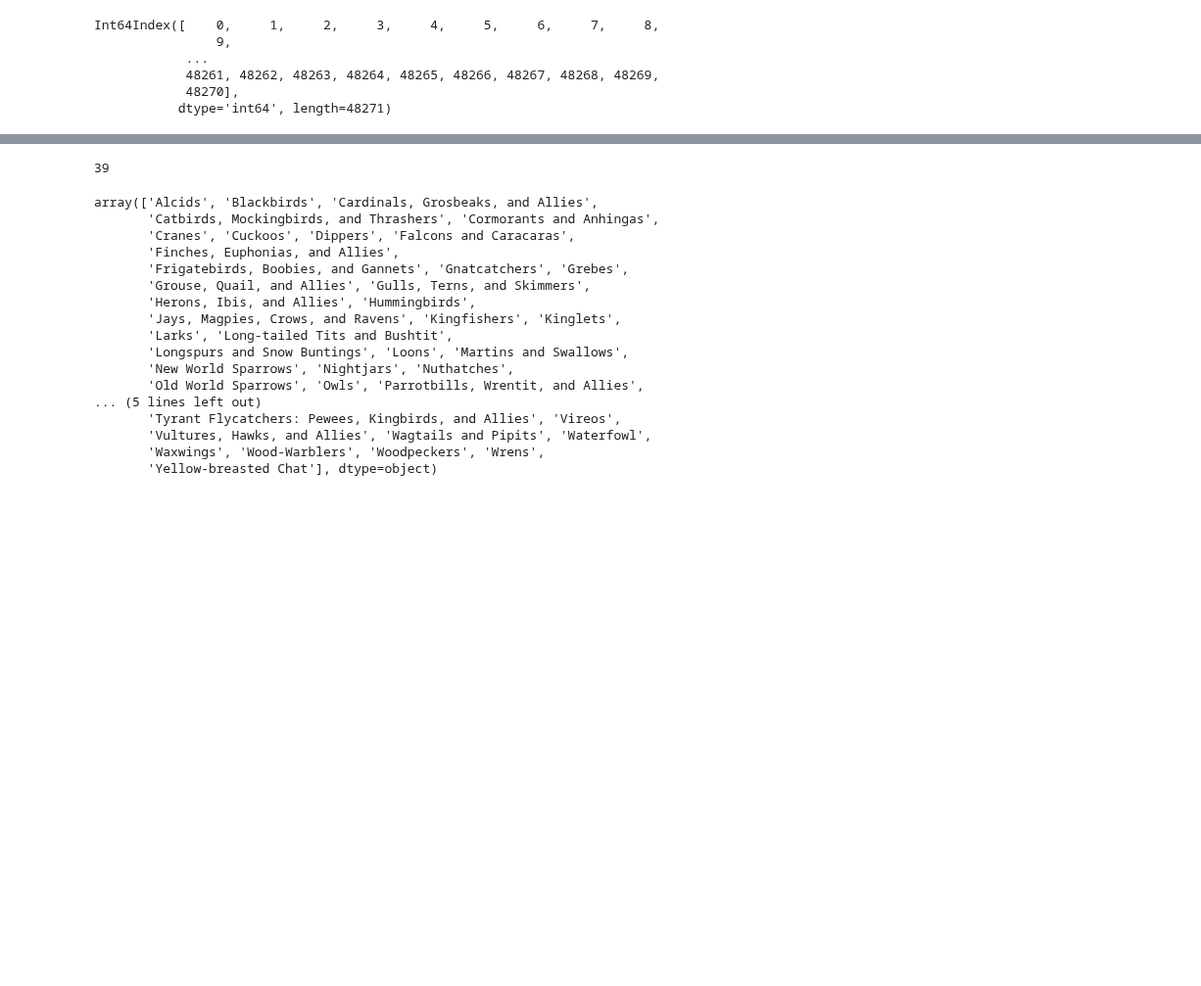
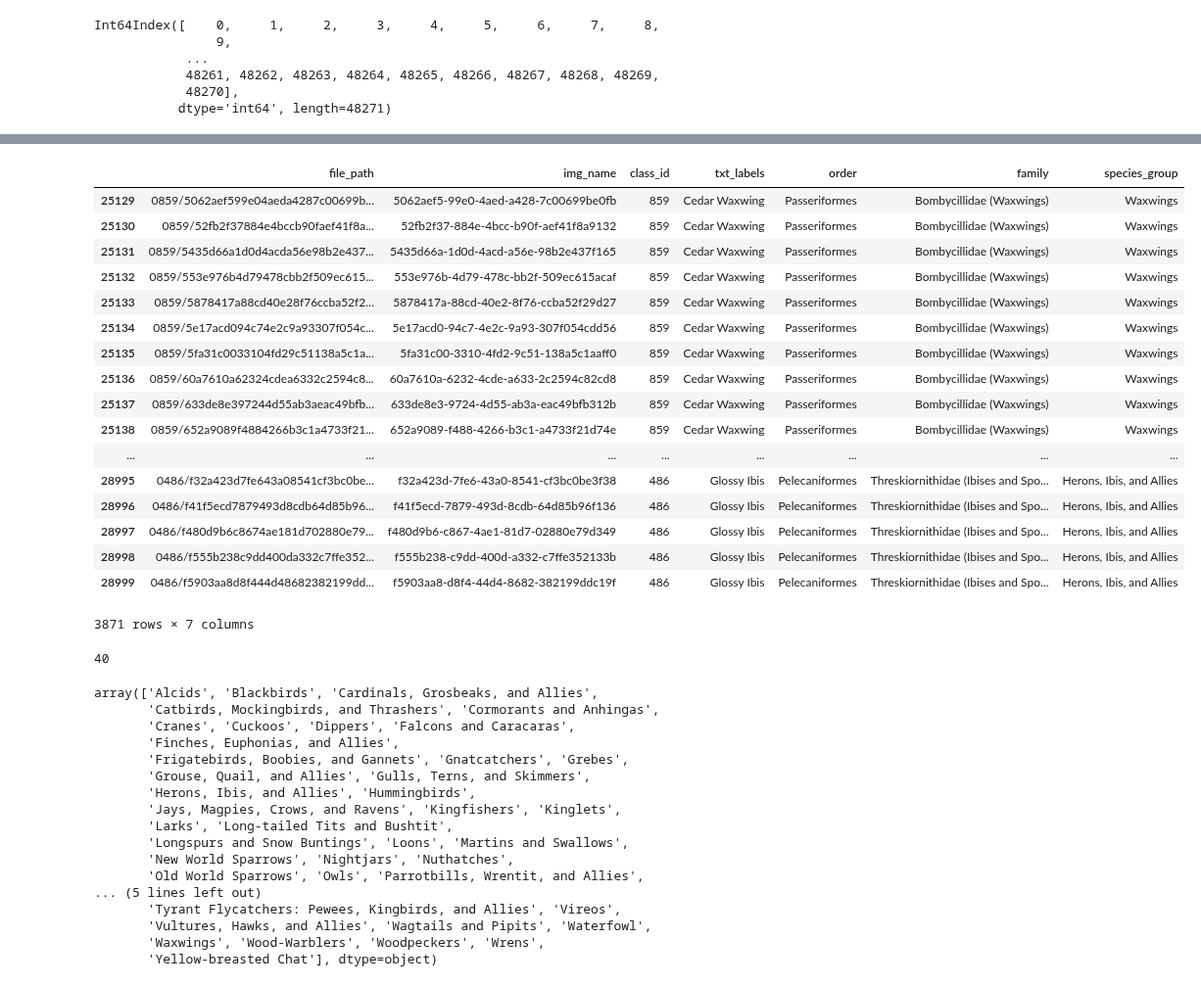
Before and after one commit to cwong690/Birdex, a Jupyter notebook: bird_orders.ipynb, the cells around one changed output, grey strips where cells are left out. Shown at 98% size. Cells and saved outputs as stored; diff of their text form; code cells hidden in the pictures; blank space fills up the shorter version.

```diff
--- a/bird_orders.ipynb
+++ b/bird_orders.ipynb
@@ -107,7 +100,28 @@ orders_df[21128:21131]
+# %%
+orders_df[25129:29000]
+# %% [output]
+|  | file_path | img_name | class_id | txt_labels | order | family | species_group |
+| 25129 | 0859/5062aef599e04aeda4287c00699b... | 5062aef5-99e0-4aed-a428-7c00699be0fb | 859 | Cedar Waxwing | Passeriformes | Bombycillidae (Waxwings) | Waxwings |
+| 25130 | 0859/52fb2f37884e4bccb90faef41f8a... | 52fb2f37-884e-4bcc-b90f-aef41f8a9132 | 859 | Cedar Waxwing | Passeriformes | Bombycillidae (Waxwings) | Waxwings |
+| 25131 | 0859/5435d66a1d0d4acda56e98b2e437... | 5435d66a-1d0d-4acd-a56e-98b2e437f165 | 859 | Cedar Waxwing | Passeriformes | Bombycillidae (Waxwings) | Waxwings |
+| 25132 | 0859/553e976b4d79478cbb2f509ec615... | 553e976b-4d79-478c-bb2f-509ec615acaf | 859 | Cedar Waxwing | Passeriformes | Bombycillidae (Waxwings) | Waxwings |
+| 25133 | 0859/5878417a88cd40e28f76ccba52f2... | 5878417a-88cd-40e2-8f76-ccba52f29d27 | 859 | Cedar Waxwing | Passeriformes | Bombycillidae (Waxwings) | Waxwings |
+| 25134 | 0859/5e17acd094c74e2c9a93307f054c... | 5e17acd0-94c7-4e2c-9a93-307f054cdd56 | 859 | Cedar Waxwing | Passeriformes | Bombycillidae (Waxwings) | Waxwings |
+| 25135 | 0859/5fa31c0033104fd29c51138a5c1a... | 5fa31c00-3310-4fd2-9c51-138a5c1aaff0 | 859 | Cedar Waxwing | Passeriformes | Bombycillidae (Waxwings) | Waxwings |
+| 25136 | 0859/60a7610a62324cdea6332c2594c8... | 60a7610a-6232-4cde-a633-2c2594c82cd8 | 859 | Cedar Waxwing | Passeriformes | Bombycillidae (Waxwings) | Waxwings |
+| 25137 | 0859/633de8e397244d55ab3aeac49bfb... | 633de8e3-9724-4d55-ab3a-eac49bfb312b | 859 | Cedar Waxwing | Passeriformes | Bombycillidae (Waxwings) | Waxwings |
+| 25138 | 0859/652a9089f4884266b3c1a4733f21... | 652a9089-f488-4266-b3c1-a4733f21d74e | 859 | Cedar Waxwing | Passeriformes | Bombycillidae (Waxwings) | Waxwings |
+| ... | ... | ... | ... | ... | ... | ... | ... |
+| 28995 | 0486/f32a423d7fe643a08541cf3bc0be... | f32a423d-7fe6-43a0-8541-cf3bc0be3f38 | 486 | Glossy Ibis | Pelecaniformes | Threskiornithidae (Ibises and Spo... | Herons, Ibis, and Allies |
+| 28996 | 0486/f41f5ecd7879493d8cdb64d85b96... | f41f5ecd-7879-493d-8cdb-64d85b96f136 | 486 | Glossy Ibis | Pelecaniformes | Threskiornithidae (Ibises and Spo... | Herons, Ibis, and Allies |
+| 28997 | 0486/f480d9b6c8674ae181d702880e79... | f480d9b6-c867-4ae1-81d7-02880e79d349 | 486 | Glossy Ibis | Pelecaniformes | Threskiornithidae (Ibises and Spo... | Herons, Ibis, and Allies |
+| 28998 | 0486/f555b238c9dd400da332c7ffe352... | f555b238-c9dd-400d-a332-c7ffe352133b | 486 | Glossy Ibis | Pelecaniformes | Threskiornithidae (Ibises and Spo... | Herons, Ibis, and Allies |
+| 28999 | 0486/f5903aa8d8f444d48682382199dd... | f5903aa8-d8f4-44d4-8682-382199ddc19f | 486 | Glossy Ibis | Pelecaniformes | Threskiornithidae (Ibises and Spo... | Herons, Ibis, and Allies |
+3871 rows × 7 columns
 # %%
-orders_df['species_group'][:21129].nunique()
+orders_df['species_group'][:25000].nunique()
 # %% [output]
-39
+40
 # %%
 np.unique(orders_df['species_group'])
 # %% [output]
```
Also changed, not shown: parts of 16 cells of this notebook, 3 other files.
